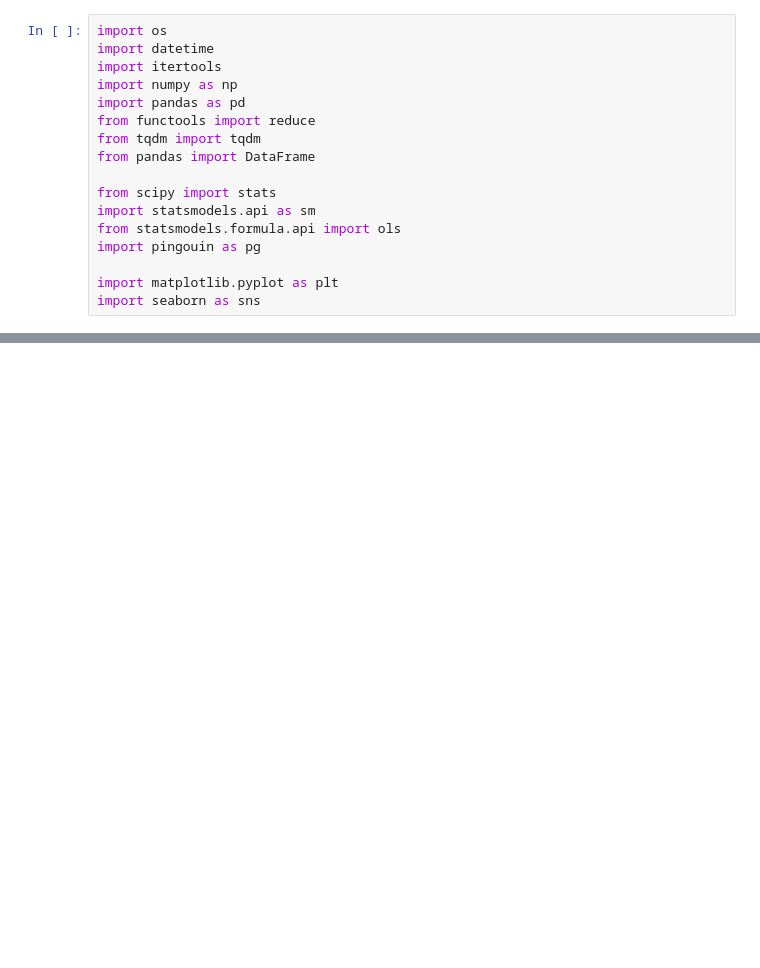
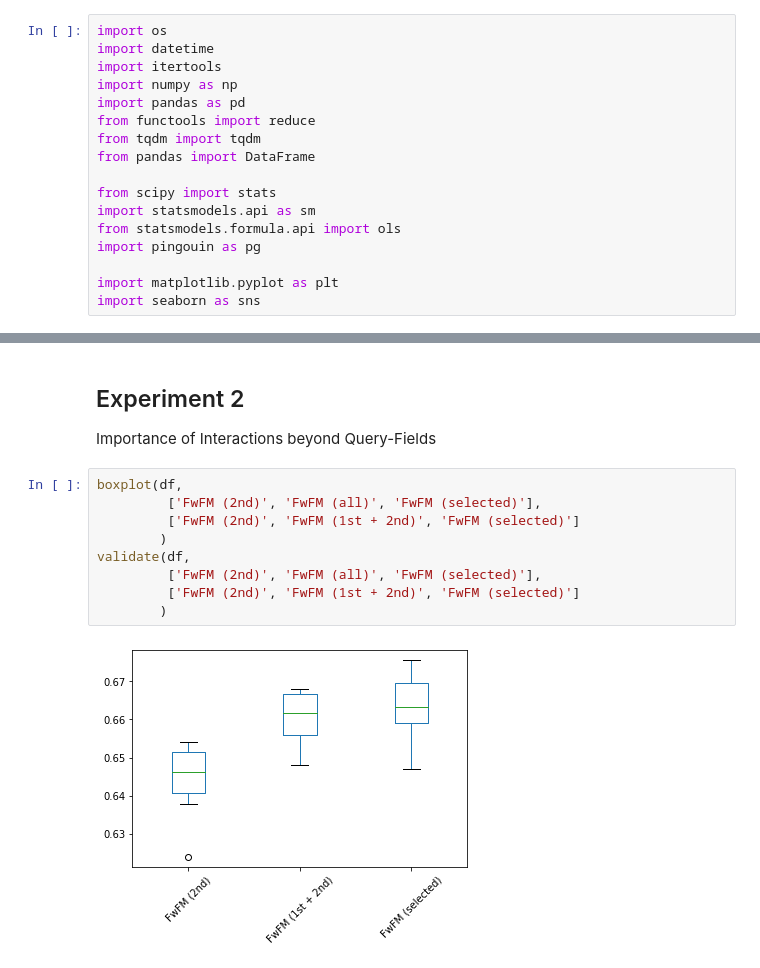
Before and after one commit to rejasupotaro/feature-interactions-in-document-ranking, a Jupyter notebook: notebooks/validation_cookpad.ipynb, the cells around one changed output, grey strips where cells are left out. Saved outputs shown, nothing was run; the diff lists cells and outputs as text; blank space fills up the shorter version.

```diff
--- a/notebooks/validation_cookpad.ipynb
+++ b/notebooks/validation_cookpad.ipynb
@@ -200,0 +132,15 @@ treatments  ndcg (fwfm_all)          ndcg (fwfm_selected)  False     True
+# %% [markdown]
+## Experiment 2
+
+Importance of Interactions beyond Query-Fields
+# %%
+boxplot(df,
+         ['FwFM (2nd)', 'FwFM (all)', 'FwFM (selected)'],
+         ['FwFM (2nd)', 'FwFM (1st + 2nd)', 'FwFM (selected)']
+        )
+validate(df,
+         ['FwFM (2nd)', 'FwFM (all)', 'FwFM (selected)'],
+         ['FwFM (2nd)', 'FwFM (1st + 2nd)', 'FwFM (selected)']
+        )
+# %% [output]
+[figure, added]
```
Also changed, not shown: parts of 14 cells of this notebook.
